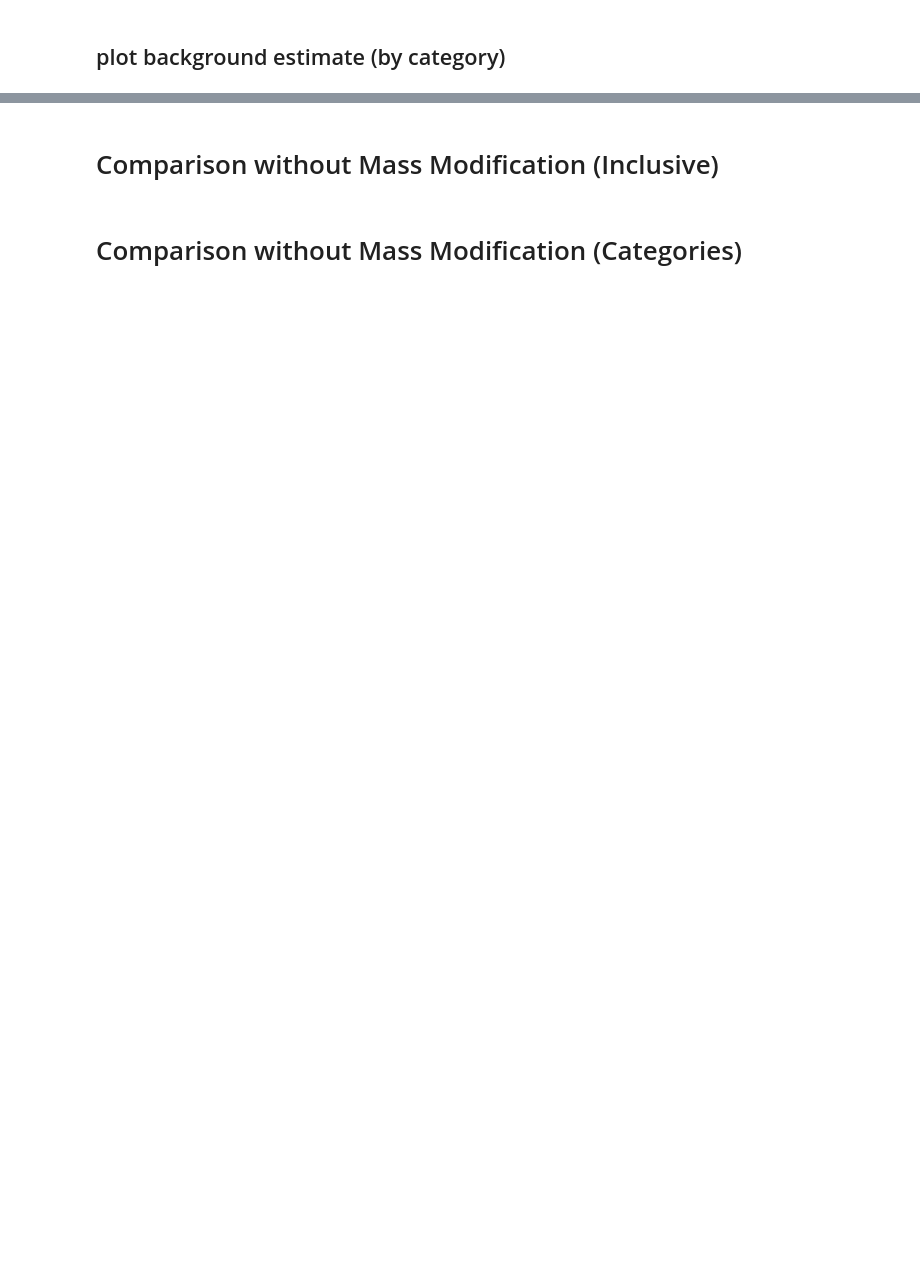
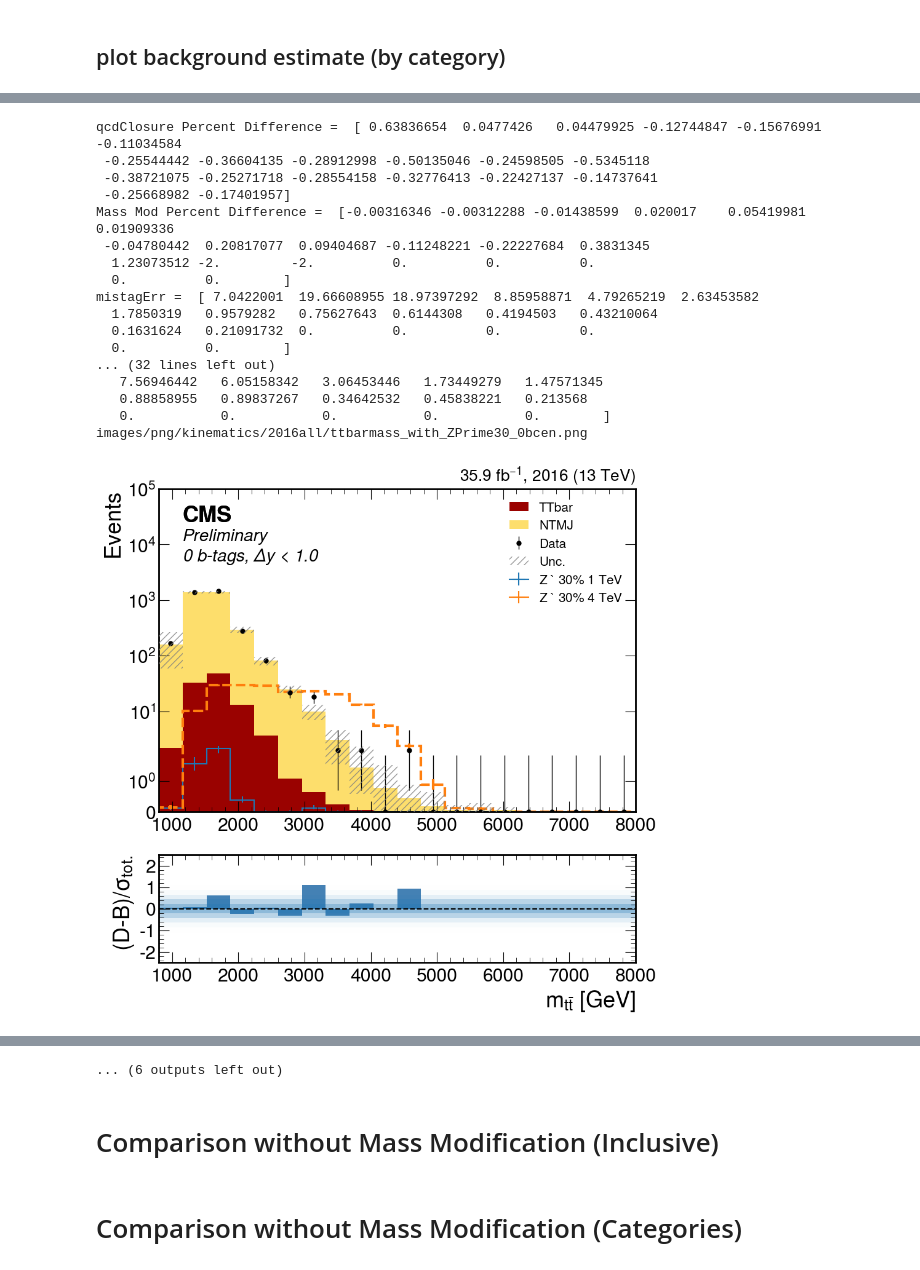
Before and after one commit to 7quantumphysics/TTbarAllHadUproot, a Jupyter notebook: plots/closureTest.ipynb, the cells around one changed output, grey strips where cells are left out. Cells and saved outputs as stored; diff of their text form; code cells hidden in the pictures; blank space fills up the shorter version.

```diff
--- a/plots/closureTest.ipynb
+++ b/plots/closureTest.ipynb
@@ -902,14 +1207,14 @@ for IOV in IOVs:
 ## plot background estimate (by category)
 # %%
 variable = 'ttbarmass'  # Change this at will
-signal = 'ZPrime1'
-useSignal = False
+signal = 'ZPrime30'
+useSignal = True
 usePull = True
-Linear = True
+Linear = False
 linearStr = ''
 sigstr = ''
 
-SaveFileName = '../data/BkgEstEventCounts_Categories.txt'
+SaveFileName = f'../data/BkgEstEventCounts_Categories{oldHTstr}.txt'
 
 # -- prepare to overwrite event-count txt -- #
 file_to_delete = open(SaveFileName,'w')
@@ -928,13 +1233,20 @@ if useSignal:
 for IOV in IOVs:
 
     for cat in ['0bcen', '0bfwd', '1bcen', '1bfwd', '2bcen', '2bfwd']:
+    # for cat in ['2bcen', '2bfwd']:
 
         if 'Full' in IOV:
             histDict = UseFullIOV(variable, signal, cat)
+            SystemUnc = getSystUncFull(histDict, variable, signal, systematics, cat, False)
+#             SystemUncContam = getSystUncFull(histDict, variable, signal, systematics, cat, True)
         elif '2016all' in IOV:
             histDict = Use2016allIOV(variable, signal, cat)
+            SystemUnc = getSystUnc2016all(histDict, variable, signal, systematics, cat, False)
+#             SystemUncContam = getSystUnc2016all(histDict, variable, signal, systematics, cat, True)
         else:
             histDict = UseIOV(variable, signal, cat)
+            SystemUnc = getSystUnc(histDict, variable, signal, systematics, cat, False)
+#             SystemUncContam = getSystUnc(histDict, variable, signal, systematics, cat, True)
 
         dytext = ''
         if 'cen' in cat:
@@ -955,7 +1267,7 @@ for IOV in IOVs:
         else:
             text = f'Preliminary\n{btext}, {dytext} \n'
 
-        plotBackgroundEstimate(histDict, text, SaveFileName, False, cat, signal, variable, Linear, usePull, useSignal)
+        plotBackgroundEstimate(histDict, SystemUnc, text, SaveFileName, False, '', signal, variable, Linear, usePull, useSignal)
 
         if usePull:
             savefilename = f'images/png/kinematics/{IOV}/{variable}{sigstr}_{cat}{linearStr}.png'
@@ -967,3 +1279,4 @@ for IOV in IOVs:
 #         plt.savefig(savefilename.replace('png', 'pdf'))
 
         plt.show()
+# %% [output]
@@ -969,0 +1300,18 @@ for IOV in IOVs:
+qcdClosure Percent Difference =  [ 0.63836654  0.0477426   0.04479925 -0.12744847 -0.15676991 -0.11034584
+ -0.25544442 -0.36604135 -0.28912998 -0.50135046 -0.24598505 -0.5345118
+ -0.38721075 -0.25271718 -0.28554158 -0.32776413 -0.22427137 -0.14737641
+ -0.25668982 -0.17401957]
+Mass Mod Percent Difference =  [-0.00316346 -0.00312288 -0.01438599  0.020017    0.05419981  0.01909336
+ -0.04780442  0.20817077  0.09404687 -0.11248221 -0.22227684  0.3831345
+  1.23073512 -2.         -2.          0.          0.          0.
+  0.          0.        ]
+mistagErr =  [ 7.0422001  19.66608955 18.97397292  8.85958871  4.79265219  2.63453582
+  1.7850319   0.9579282   0.75627643  0.6144308   0.4194503   0.43210064
+  0.1631624   0.21091732  0.          0.          0.          0.
+  0.          0.        ]
+... (32 lines left out)
+   7.56946442   6.05158342   3.06453446   1.73449279   1.47571345
+   0.88858955   0.89837267   0.34642532   0.45838221   0.213568
+   0.           0.           0.           0.           0.        ]
+images/png/kinematics/2016all/ttbarmass_with_ZPrime30_0bcen.png
+[figure, added]
@@ -970,3 +1423,4 @@ for IOV in IOVs:
+... (6 outputs left out)
 # %% [markdown]
 # Comparison without Mass Modification (Inclusive)
 # %%
```
Also changed, not shown: parts of 13 cells of this notebook, 3 other files.
